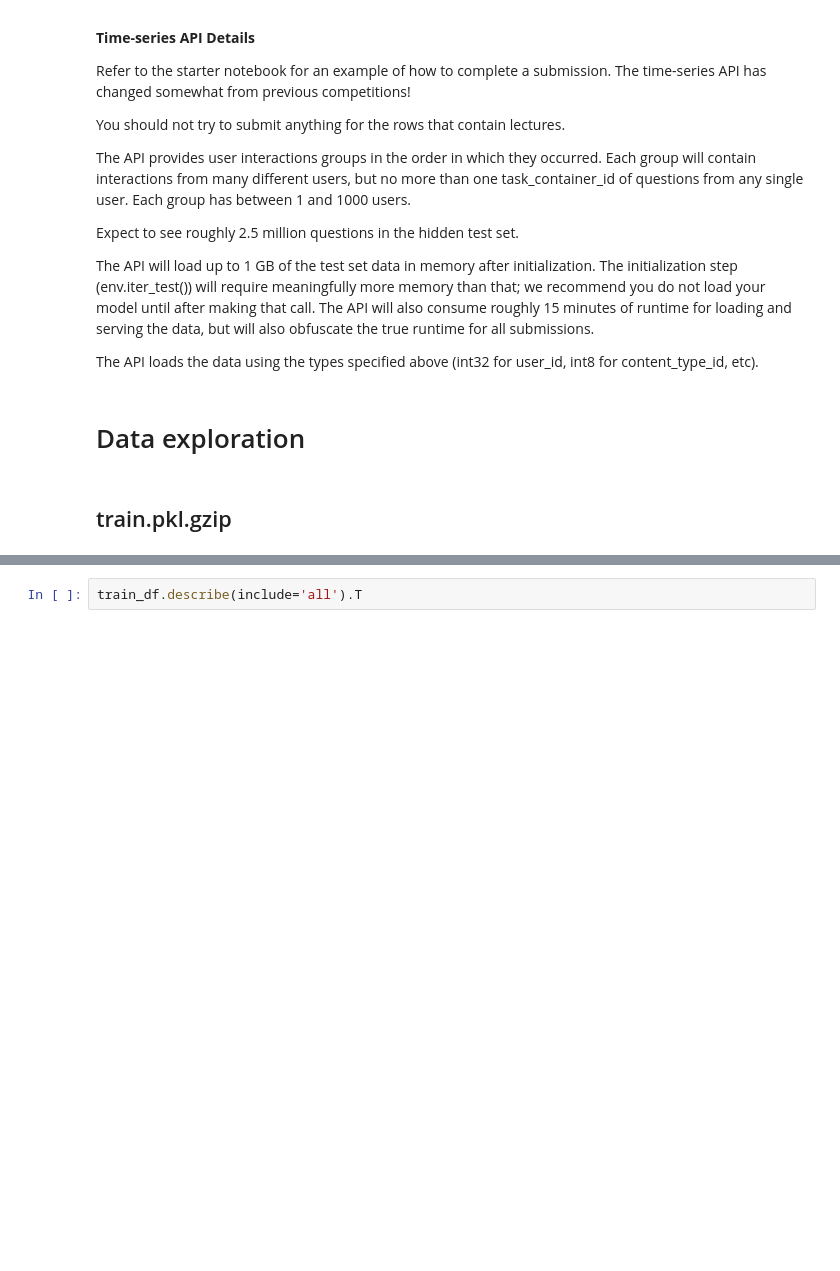
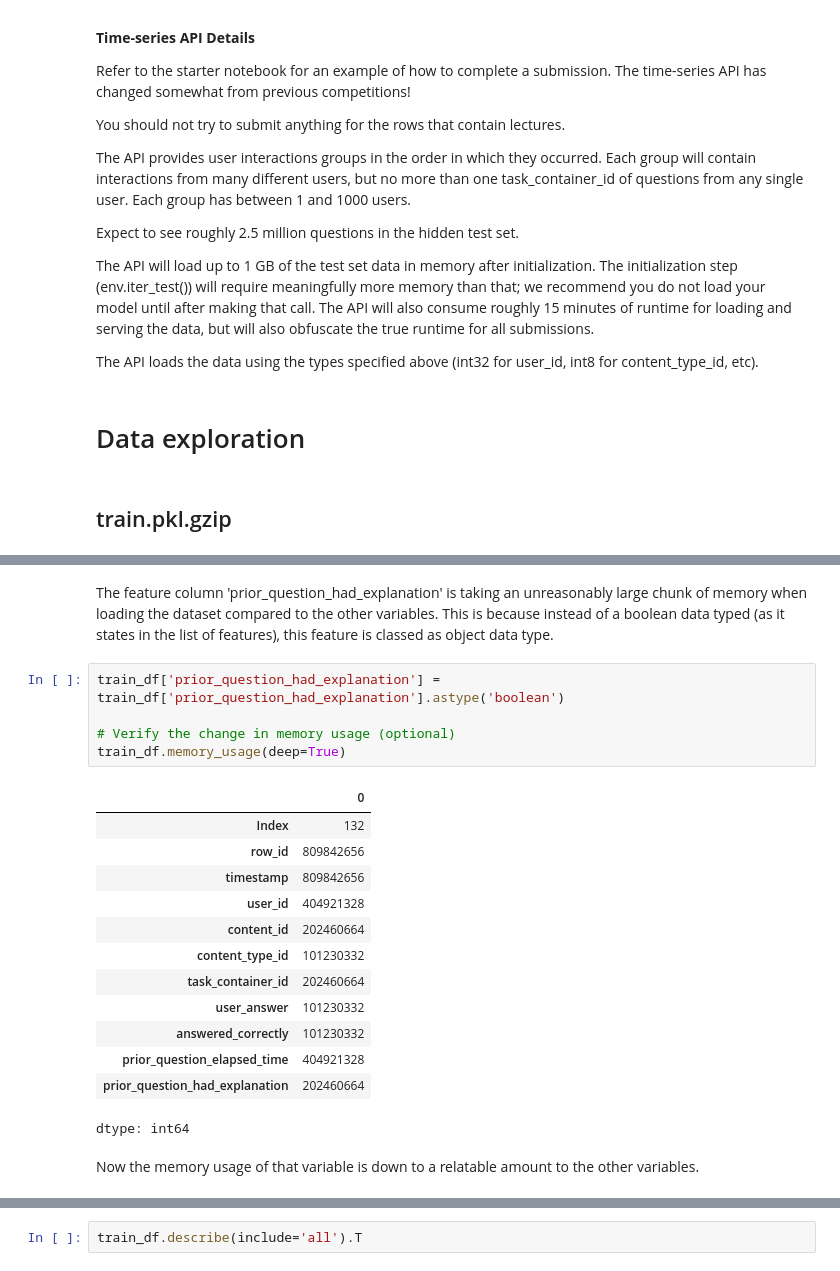
Before and after one commit to theresaskruzna/riiid_knowledge_tracing, a Jupyter notebook: 01_Data_Exploration.ipynb, the cells around one changed output, grey strips where cells are left out. Drawn from its saved outputs; the diff is of its cells as text; blank space fills up the shorter version.

Commit message:
Convert object to boolean, explore data types in train.pkl.gzip dataset

```diff
--- a/01_Data_Exploration.ipynb
+++ b/01_Data_Exploration.ipynb
@@ -240,0 +224,23 @@ Index(['row_id', 'timestamp', 'user_id', 'content_id', 'content_type_id',
+# %% [markdown]
+The feature column 'prior_question_had_explanation' is taking an unreasonably large chunk of memory when loading the dataset compared to the other variables. This is because instead of a boolean data typed (as it states in the list of features), this feature is classed as object data type.
+# %%
+train_df['prior_question_had_explanation'] = train_df['prior_question_had_explanation'].astype('boolean')
+
+# Verify the change in memory usage (optional)
+train_df.memory_usage(deep=True)
+# %% [output]
+|  | 0 |
+| Index | 132 |
+| row_id | 809842656 |
+| timestamp | 809842656 |
+| user_id | 404921328 |
+| content_id | 202460664 |
+| content_type_id | 101230332 |
+| task_container_id | 202460664 |
+| user_answer | 101230332 |
+| answered_correctly | 101230332 |
+| prior_question_elapsed_time | 404921328 |
+| prior_question_had_explanation | 202460664 |
+dtype: int64
+# %% [markdown]
+Now the memory usage of that variable is down to a relatable amount to the other variables.
```
Also changed, not shown: parts of 24 cells of this notebook.
